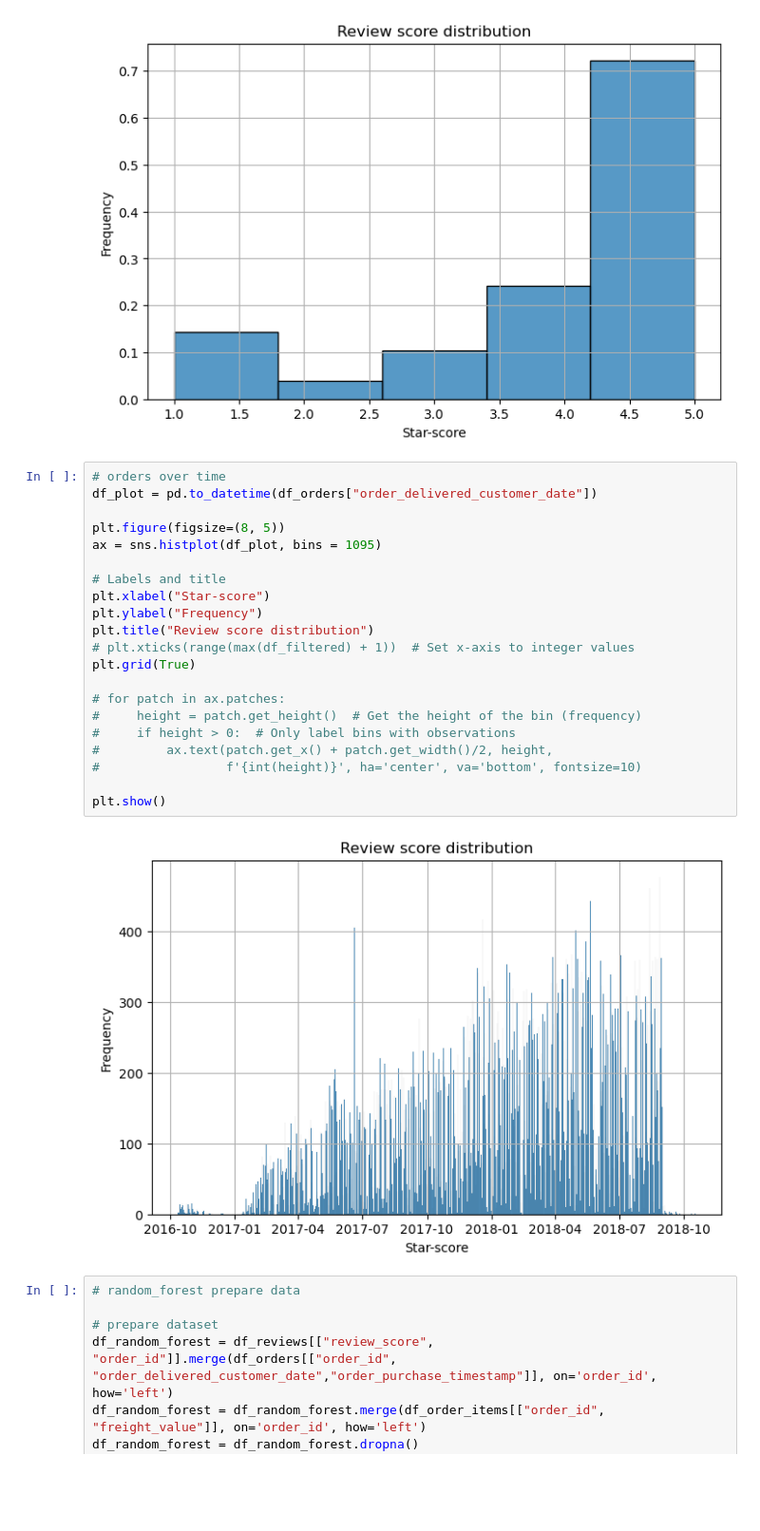
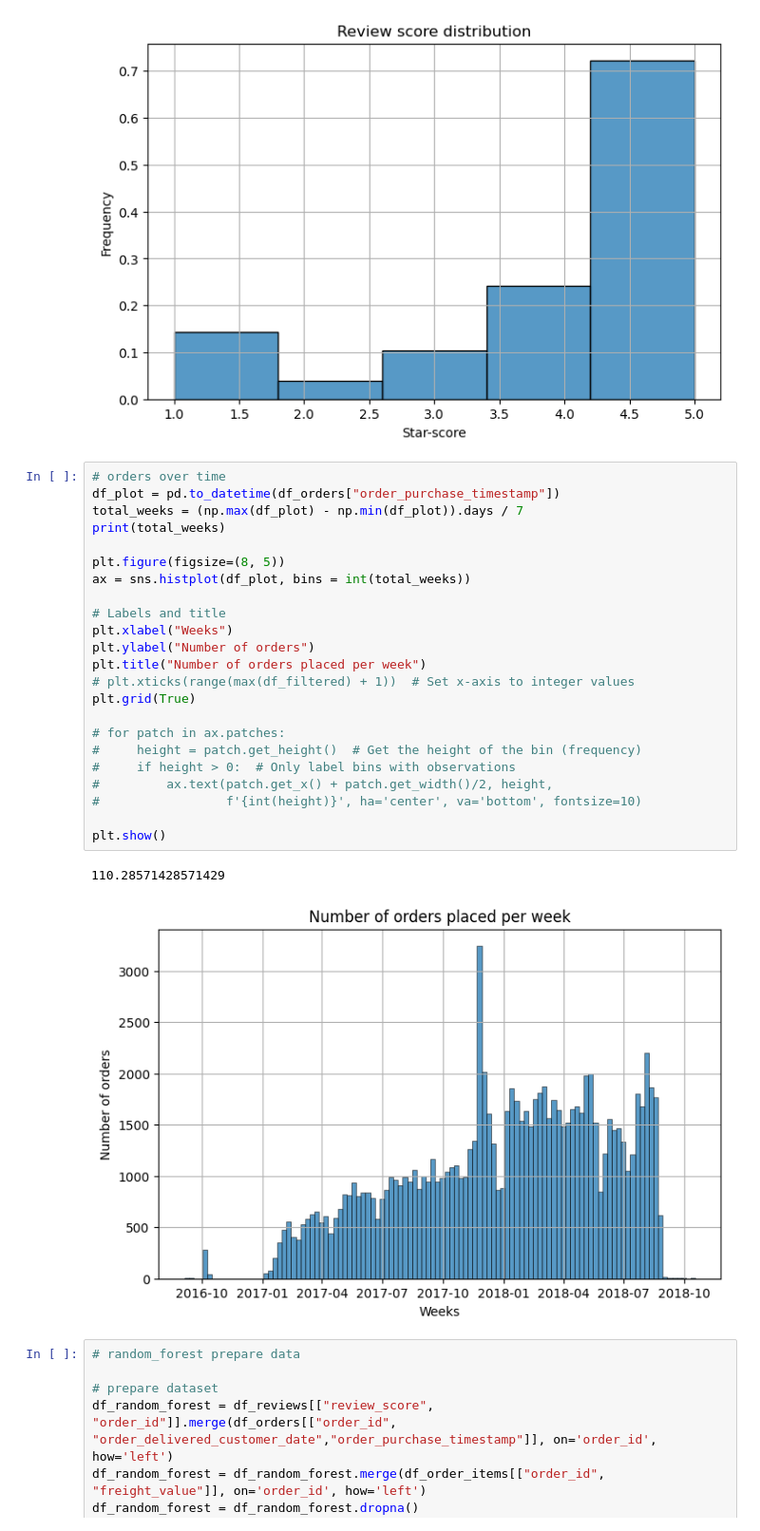
Before and after one commit to Jennifercx/ME44312-Group-project, a Jupyter notebook: Testing.ipynb, the cells around one changed output. Shown: that part at 95% size. Saved outputs shown, nothing was run; the diff lists cells and outputs as text; blank space fills up the shorter version.

```diff
--- a/Testing.ipynb
+++ b/Testing.ipynb
@@ -225,27 +225,30 @@ plt.show()
 [figure]
 # %%
 # orders over time
-df_plot = pd.to_datetime(df_orders["order_delivered_customer_date"])
+df_plot = pd.to_datetime(df_orders["order_purchase_timestamp"])
+total_weeks = (np.max(df_plot) - np.min(df_plot)).days / 7
+print(total_weeks)
 
 plt.figure(figsize=(8, 5))
-ax = sns.histplot(df_plot, bins = 1095)
+ax = sns.histplot(df_plot, bins = int(total_weeks))
 
 # Labels and title
-plt.xlabel("Star-score")
-plt.ylabel("Frequency")
-plt.title("Review score distribution")
+plt.xlabel("Weeks")
+plt.ylabel("Number of orders")
+plt.title("Number of orders placed per week")
 # plt.xticks(range(max(df_filtered) + 1))  # Set x-axis to integer values
 plt.grid(True)
 
 # for patch in ax.patches:
 #     height = patch.get_height()  # Get the height of the bin (frequency)
 #     if height > 0:  # Only label bins with observations
 #         ax.text(patch.get_x() + patch.get_width()/2, height,
 #                 f'{int(height)}', ha='center', va='bottom', fontsize=10)
 
 plt.show()
 # %% [output]
+110.28571428571429
-[figure, old version]
+[figure, new version]
 # %%
 # random_forest prepare data
 
```
Also changed, not shown: 17 other files.
